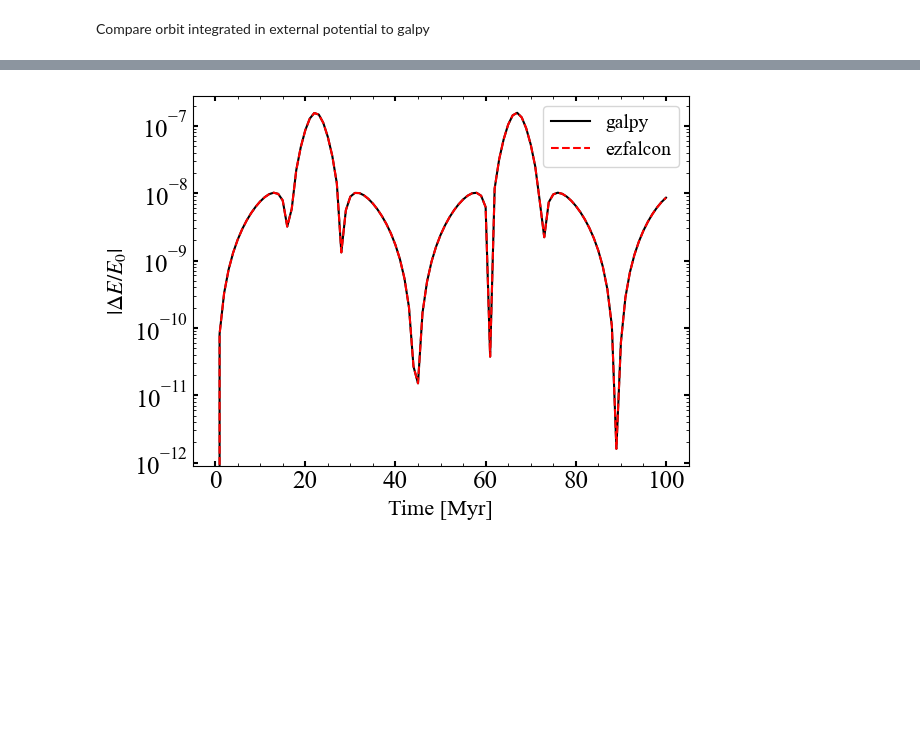
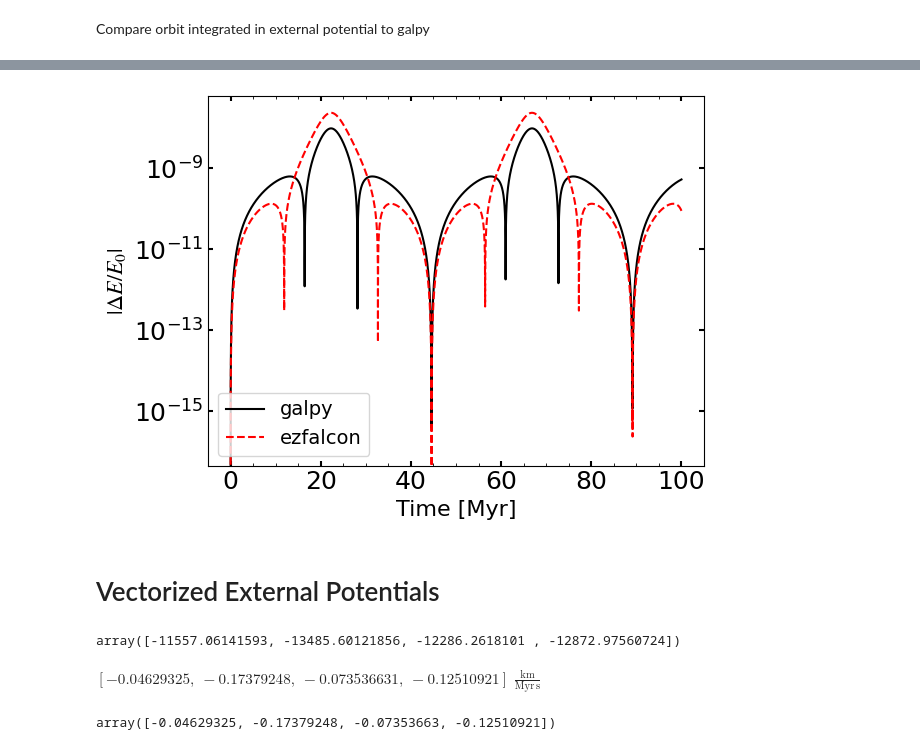
Before and after one commit to sgpfaff/ezfalcon, a Jupyter notebook: sanity_checks/CHECK_01_External_Potential.ipynb, the cells around one changed output, grey strips where cells are left out. Drawn from its saved outputs; the diff is of its cells as text; code cells hidden in the pictures; blank space fills up the shorter version.

```diff
--- a/sanity_checks/CHECK_01_External_Potential.ipynb
+++ b/sanity_checks/CHECK_01_External_Potential.ipynb
@@ -29,7 +30,7 @@ galpyWarning: libgalpy C extension module not loaded, because libgalpy.cpython-3
 # %%
 # Orbit integration times
 t_end = 100 * u.Myr
-dt = 1*u.Myr
+dt = 1/128*u.Myr
 ts = np.arange(0, t_end.value + dt.value, dt.value) * u.Myr
 # %%
 pot = NFWPotential(amp=1e13*u.Msun, a=20*u.kpc)#KuzminDiskPotential()#NFWPotential() #
@@ -44,6 +46,8 @@ vel = (cyl_to_rect_vec(vR, vT, vz, phi) * u.km/u.s).to(u.kpc/u.Myr).value
 # %%
 o_falcon = Sim()
 o_falcon.turn_self_gravity_off()
-o_falcon.add_external_pot('nfw', pot)
+o_falcon.add_external_pot(pot)
 o_falcon.add_particles('o',[pos], [vel], np.array([1.]))
-o_falcon.run(t_end.value, dt.value/32, dt.value, eps=0.0)
+o_falcon.run(t_end.value, dt.value, dt.value, eps=0.0)
+# %%
+o_falcon._positions[...,0][...,0] - o_galpy.x(ts)
@@ -62,0 +70,3 @@ plt.legend()
+# %%
+plt.plot(o_falcon.times, o_falcon.x())
+plt.plot(ts, o_galpy.x(ts))
@@ -92,7 +115,7 @@ def galpy_dE(o, ts):
     return np.abs((o.E(ts) - o.E(0))/o.E(0))
 
 plt.plot(ts, galpy_dE(o_galpy, ts), c='k', ls='-', label='galpy')
-plt.plot(ts, o_falcon.dE(), c='r', ls='--', label='ezfalcon')
+plt.plot(ts, o_falcon.dE(method='direct', eps=0.0), c='r', ls='--', label='ezfalcon')
 
 plt.yscale('log')
 plt.xlabel('Time [Myr]')
@@ -104 +126,20 @@ galpyWarning: You specified integration times as a Quantity, but are evaluating
-[figure, old version]
+[figure, new version]
+# %% [markdown]
+# Vectorized External Potentials
+# %%
+from galpy.potential import TriaxialNFWPotential
+
+#tnfw = TriaxialNFWPotential(amp=1e13*u.Msun, a=20*u.kpc, b=0.8, c=0.6)
+tnfw = TriaxialNFWPotential(amp=1, a=2, b=0.8, c=0.6)
+tnfw.turn_physical_on()
+tnfw(R=np.array([8., 2., 5., 1.])*u.kpc, z=np.array([0, 1., 2., 3.])*u.kpc)
+# %% [output]
+array([-11557.06141593, -13485.60121856, -12286.2618101 , -12872.97560724])
+# %%
+tnfw.rforce(R=np.array([8., 2., 5., 1.]), z=np.array([0, 1., 2., 3.]), use_physical=True, quantity=True)
+# %% [output]
+$[-0.04629325,~-0.17379248,~-0.073536631,~-0.12510921] \; \mathrm{\frac{km}{Myr\,s}}$
+# %%
+tnfw.rforce(R=np.array([8., 2., 5., 1.]), z=np.array([0, 1., 2., 3.]))
+# %% [output]
+array([-0.04629325, -0.17379248, -0.07353663, -0.12510921])
```
Also changed, not shown: parts of 10 cells of this notebook, 4 other files.
